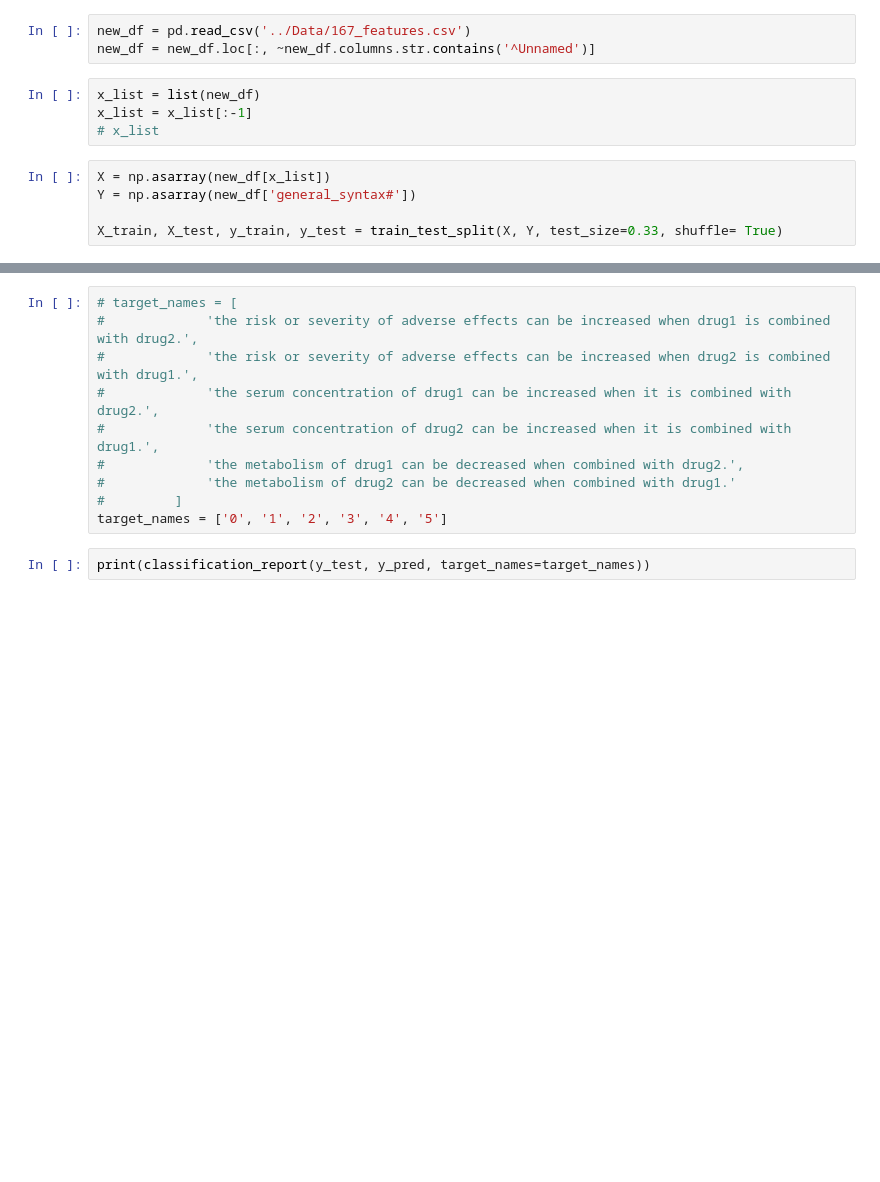
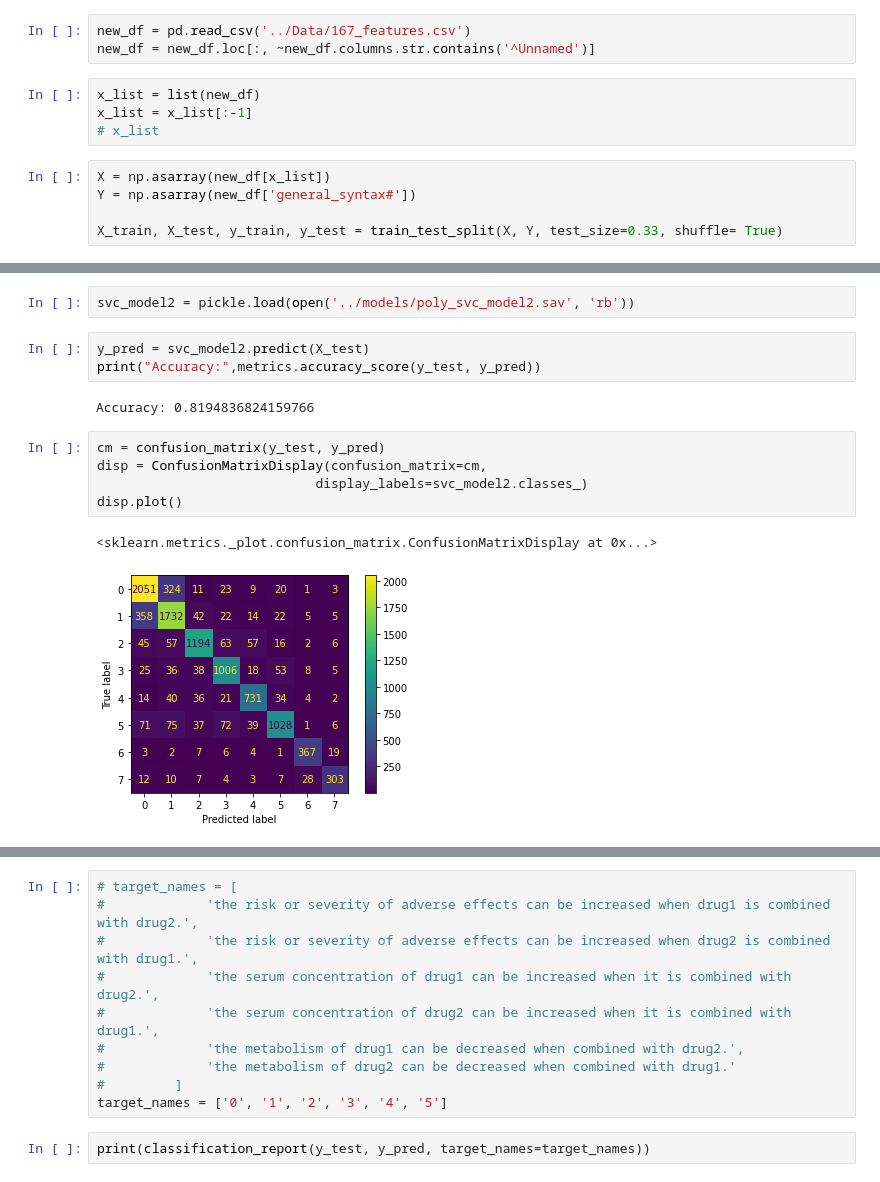
Before and after one commit to mdrazak2001/AdverseDrugReactions, a Jupyter notebook: JNs/testing.ipynb, the cells around one changed output, grey strips where cells are left out. Saved outputs shown, nothing was run; the diff lists cells and outputs as text; blank space fills up the shorter version.

```diff
--- a/JNs/testing.ipynb
+++ b/JNs/testing.ipynb
@@ -43,0 +40,15 @@ Accuracy: 0.5667759331711959
+# %%
+svc_model2 = pickle.load(open('../models/poly_svc_model2.sav', 'rb'))
+# %%
+y_pred = svc_model2.predict(X_test)
+print("Accuracy:",metrics.accuracy_score(y_test, y_pred))
+# %% [output]
+Accuracy: 0.8194836824159766
+# %%
+cm = confusion_matrix(y_test, y_pred)
+disp = ConfusionMatrixDisplay(confusion_matrix=cm,
+                            display_labels=svc_model2.classes_)
+disp.plot()
+# %% [output]
+<sklearn.metrics._plot.confusion_matrix.ConfusionMatrixDisplay at 0x...>
+[figure, added]
```
Also changed, not shown: parts of 7 cells of this notebook, 5 other files.
